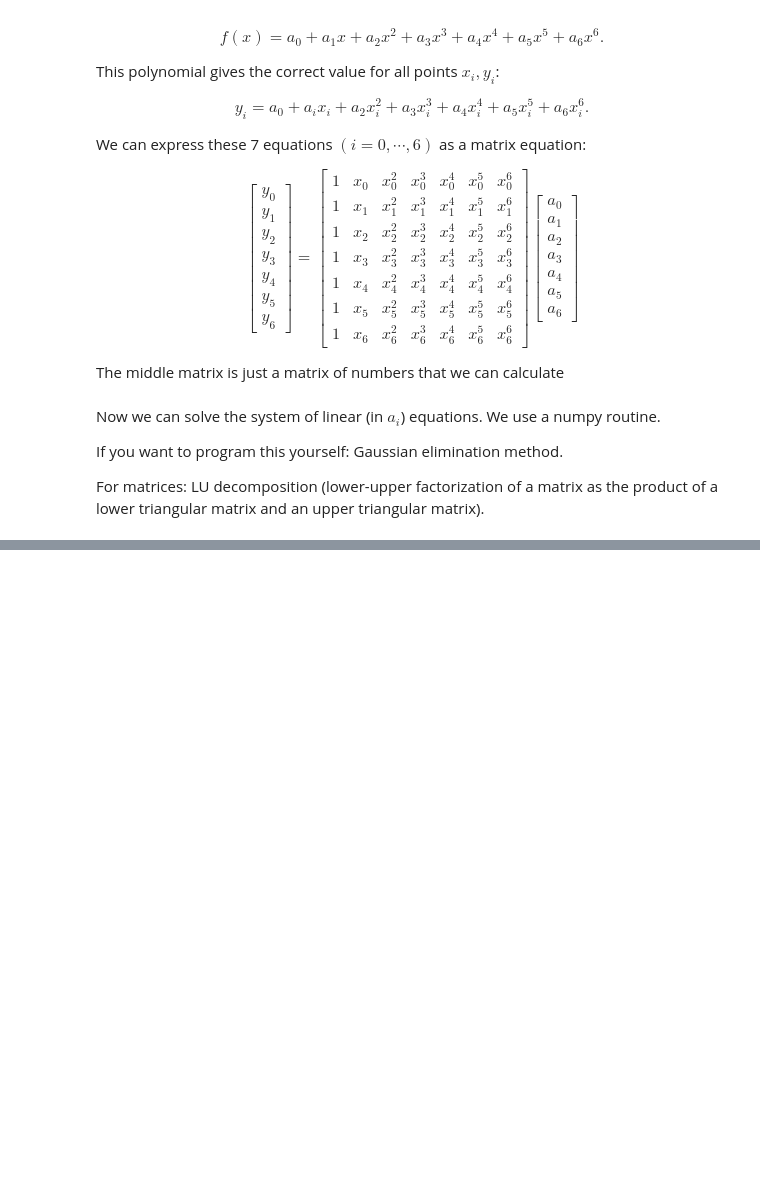
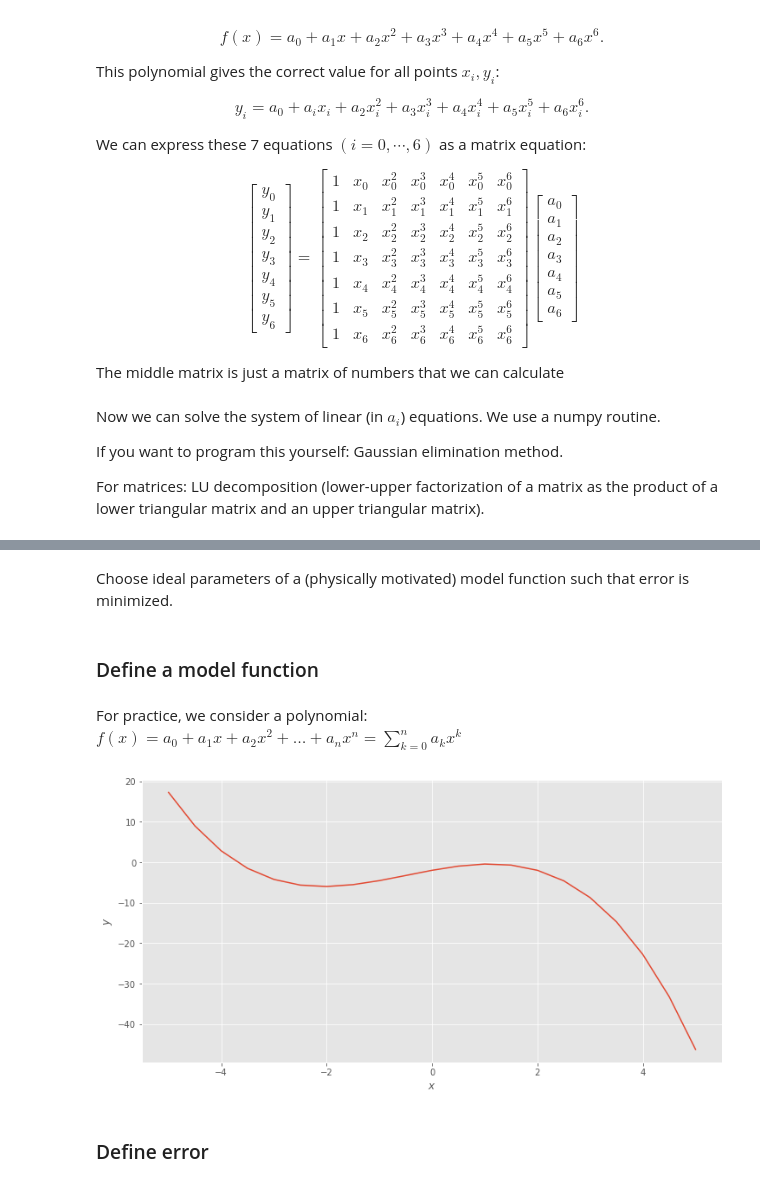
Before and after one commit to sandyherho/physComp, a Jupyter notebook: 02_taylorInterp/02.ipynb, the cells around one changed output, grey strips where cells are left out. Drawn from its saved outputs; the diff is of its cells as text; code cells hidden in the pictures; blank space fills up the shorter version.

```diff
--- a/02_taylorInterp/02.ipynb
+++ b/02_taylorInterp/02.ipynb
@@ -233,0 +236,25 @@ plt.legend();
+# %% [markdown]
+Choose ideal parameters of a (physically motivated) model function such that error is minimized.
+# %% [markdown]
+### Define a model function
+# %% [markdown]
+For practice, we consider a polynomial: \\( f(x) = a_0 + a_1 x + a_2 x^2 + \dots + a_n x^n = \sum_{k=0}^n a_k x^k\\)
+# %%
+def polynomialModel(x, a):
+    t = 0
+    for k in range(len(a)):
+        t = t + a[k] * x**k
+    return t
+# %%
+a0 = np.array([-2, 2.4, -0.5, -0.35])
+x_list = np.linspace(-5, 5, npoints)
+# %%
+plt.figure(figsize=(12, 6));
+
+plt.plot(x_list, polynomialModel(x_list, a0));
+plt.xlabel('$x$');
+plt.ylabel('$y$');
+# %% [output]
+[figure, added]
+# %% [markdown]
+### Define error
```
Also changed, not shown: parts of 11 cells of this notebook.
